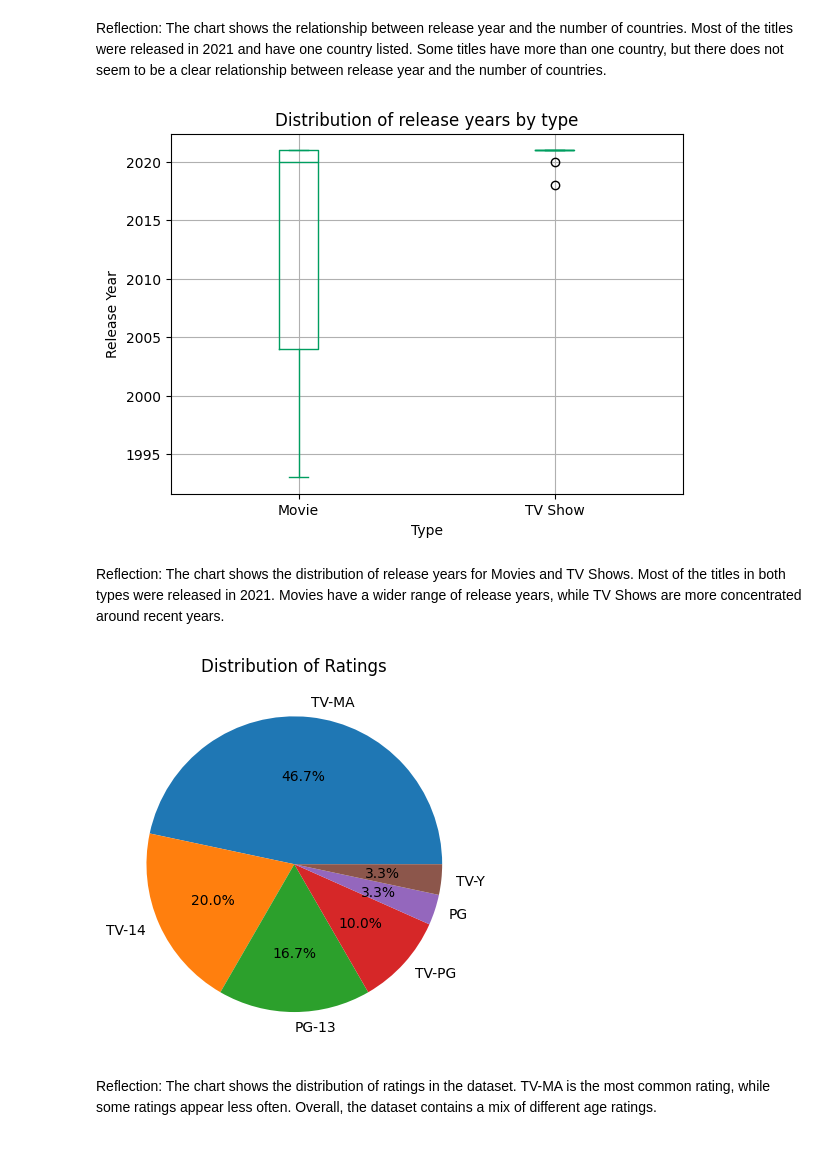
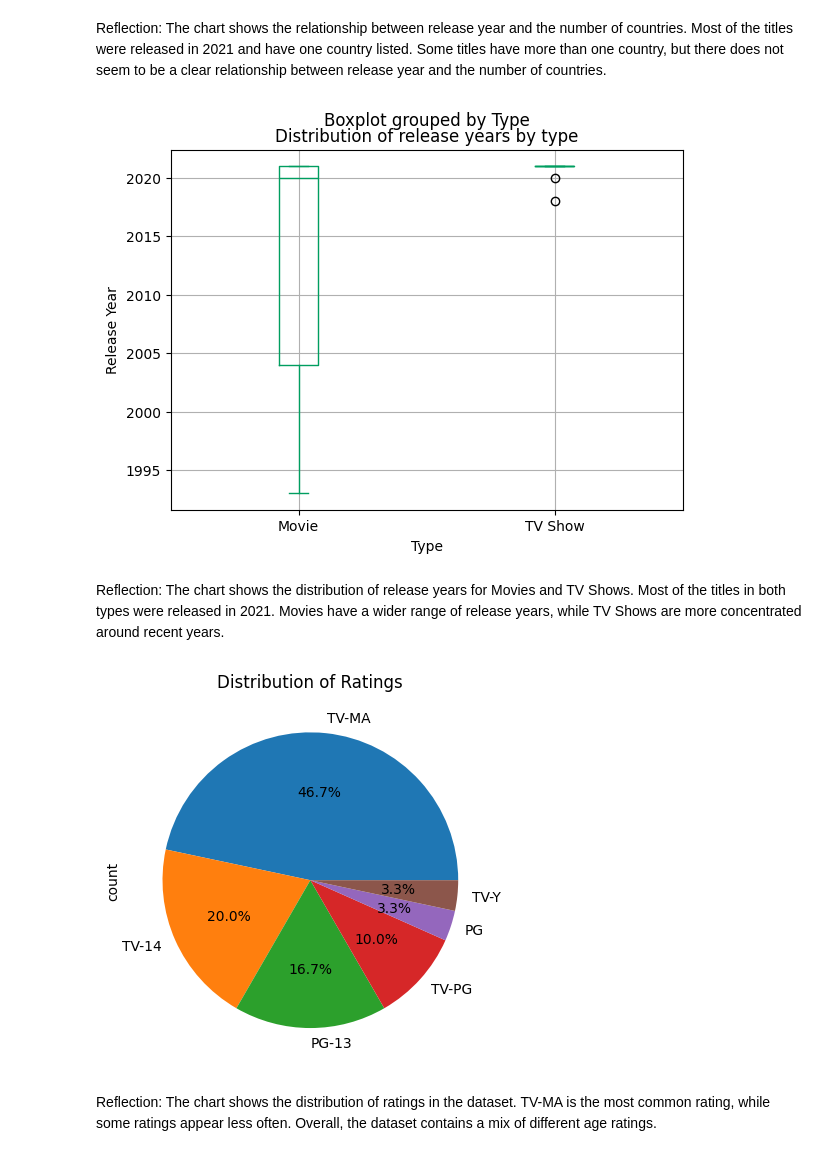
Before and after one commit to kkpolina/dt-2026-data-visualisation, a Jupyter notebook: notebooks/DigitalHumanities/Homework/movietvshow.ipynb, the cells around one changed output. Saved outputs shown, nothing was run; the diff lists cells and outputs as text; code cells hidden in the pictures.

```diff
--- a/notebooks/DigitalHumanities/Homework/movietvshow.ipynb
+++ b/notebooks/DigitalHumanities/Homework/movietvshow.ipynb
@@ -61,21 +62,19 @@ Reflection: The chart shows the relationship between release year and the number
 plt.Figure(figsize=(8,6))
 df.boxplot(column="Release Year", by="Type", color="#009E60")
 plt.title("Distribution of release years by type")
-plt.suptitle("")
 plt.xlabel("Type")
 plt.ylabel("Release Year")
 plt.show()
 # %% [output]
-[figure, old version]
+[figure, new version]
 # %% [markdown]
 Reflection: The chart shows the distribution of release years for Movies and TV Shows. Most of the titles in both types were released in 2021. Movies have a wider range of release years, while TV Shows are more concentrated around recent years.
 # %%
 rating_count = df["Rating"].value_counts()
 rating_count.plot(kind="pie", labels=rating_count.index, legend=False, autopct="%1.1f%%")
 plt.title("Distribution of Ratings")
-plt.ylabel("")
 plt.show()
 # %% [output]
-[figure, old version]
+[figure, new version]
 # %% [markdown]
 Reflection: The chart shows the distribution of ratings in the dataset. TV-MA is the most common rating, while some ratings appear less often. Overall, the dataset contains a mix of different age ratings.
```
Also changed, not shown: parts of 1 cell of this notebook.
